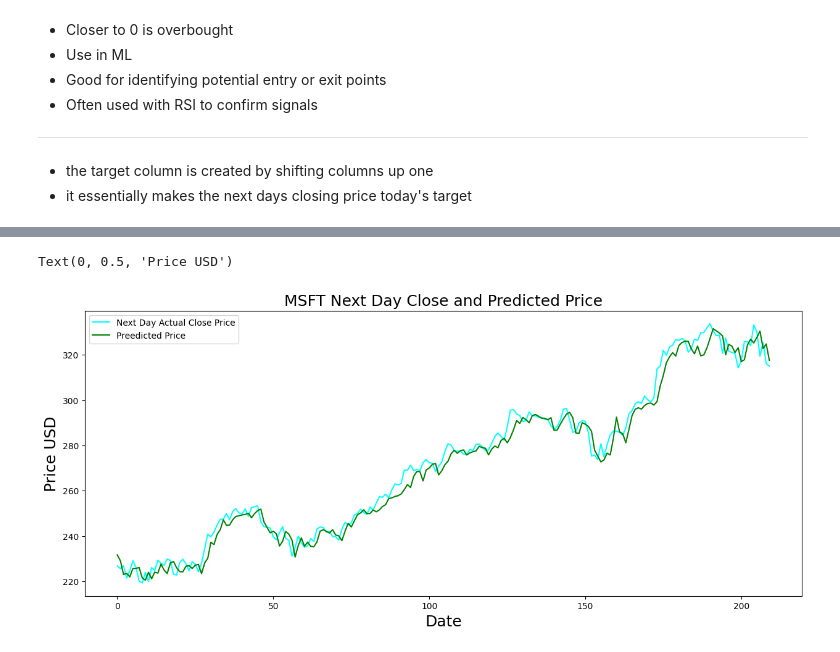
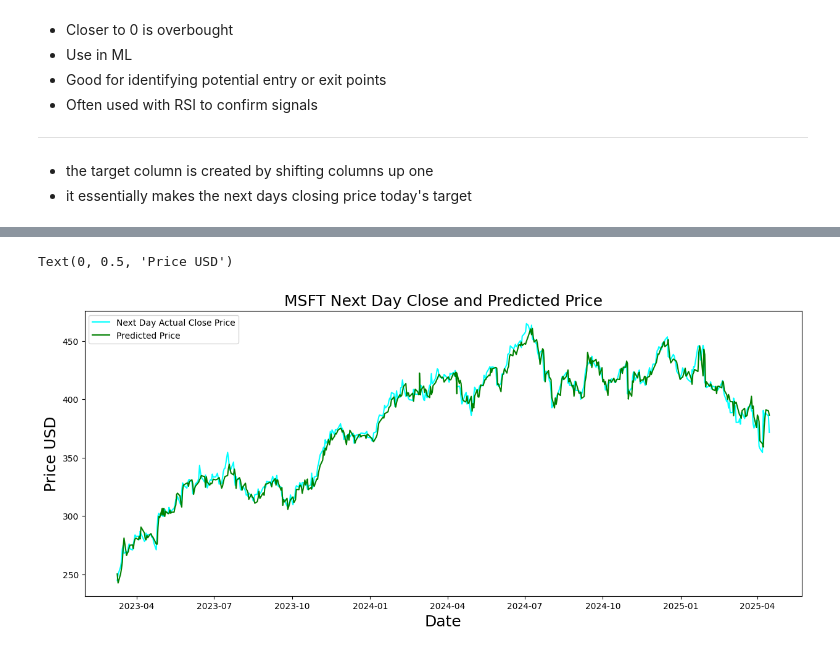
Before and after one commit to ImitationV/capstone, a Jupyter notebook: python/abc.ipynb, the cells around one changed output, grey strips where cells are left out. Cells and saved outputs as stored; diff of their text form; code cells hidden in the pictures.

Commit message:
finished working on model, I am satisfied with the final product it shoots out. Need to figure out how to automate it now

```diff
--- a/python/abc.ipynb
+++ b/python/abc.ipynb
@@ -121,6 +121,6 @@ def train_test_split(data: pd.DataFrame,perc: float) -> tuple[np.ndarray, np.nda
     n = int(len(data) *  (1-perc))
     return ret[:n], ret[n:]
 # %%
-train, test = train_test_split(df,0.2)
+train, test = train_test_split(df,0.5)
 train
 # %% [output]
@@ -219,7 +219,7 @@ Lowest RMSE: 13.174612613988838
 # the objective is to minimize the error between the predicted and actual values
 # reg means regression and squarederror is the loss function
 # gamma is the minimum loss reduction required to make a further partition on a leaf node of the tree
-model = XGBRegressor(objective = 'reg:squarederror', n_estimators = 1000, colsample_bytree = 0.7, learning_rate = 0.05, max_depth = 3, gamma = 1)
+model = XGBRegressor(objective = 'reg:squarederror', n_estimators = 750, colsample_bytree = 0.7, learning_rate = 0.05, max_depth = 3, gamma = 1)
 model.fit(X,y)
 # %% [output]
 XGBRegressor(base_score=None, booster=None, callbacks=None,
@@ -329,7 +329,7 @@ def validate(data, perc):
 
     return error, MAPE, test[:,-1], predictions
 # %%
-rmse, MAPE, y, pred = validate(df, 0.2)
+rmse, MAPE, y, pred = validate(df, 0.5)
 # %%
 print("RMSE:", f'{rmse}')
 print("MAPE:", f'{MAPE}')
@@ -362,14 +362,26 @@ pred = np.array(pred)
 test_pred = np.c_[test, pred]
 # %%
 df_TP = pd.DataFrame(test_pred, columns = ["Close",	"High",	"Low",	"Open",	"Volume",	"SMA200" ,"RSI",	"ATR",	"BBWIDTH",	"Williams",	"Target", "Pred"])
+# %%
+# adds the date column to the dataframe
+df = df.reset_index(names='Date')
+
+# Extract only the Date and Target from df
+df_dates = df[['Date', 'Target', 'Close']]
+
+# Merge df_TP with df_dates on the Target column
+df_TP = pd.merge(df_TP, df_dates, on='Target', how='left')
+
+# sort dataframe by date
+df_TP = df_TP.sort_values(by='Date').reset_index(drop=True)
 # %%
 plt.figure(figsize = (15,6))
 plt.title("MSFT Next Day Close and Predicted Price", fontsize = 18)
-plt.plot(df_TP['Target'], label = 'Next Day Actual Close Price', color = 'cyan')
-plt.plot(df_TP['Pred'], label = 'Predicted Price', color = 'green', alpha = 1)
-plt.xlabel('Date', fontsize = 18)
+plt.plot(df_TP['Date'],df_TP['Target'], label = 'Next Day Actual Close Price', color = 'cyan')
+plt.plot(df_TP['Date'], df_TP['Pred'], label = 'Predicted Price', color = 'green', alpha = 1)
+plt.xlabel('Date',fontsize = 18)
 plt.legend(loc = 'upper left')
 plt.ylabel('Price USD', fontsize = 18)
 # %% [output]
 Text(0, 0.5, 'Price USD')
-[figure, old version]
+[figure, new version]
```
Also changed, not shown: parts of 14 cells of this notebook.
